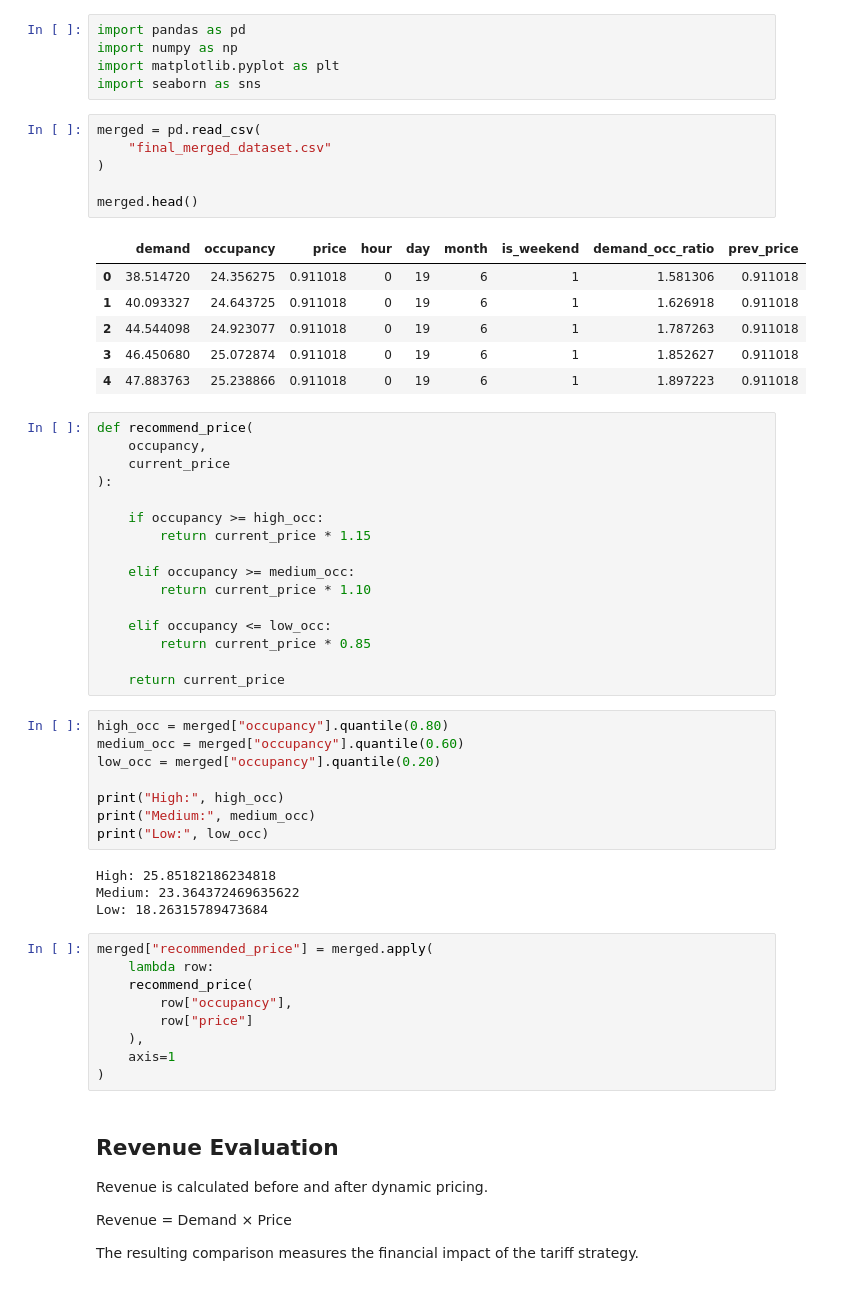
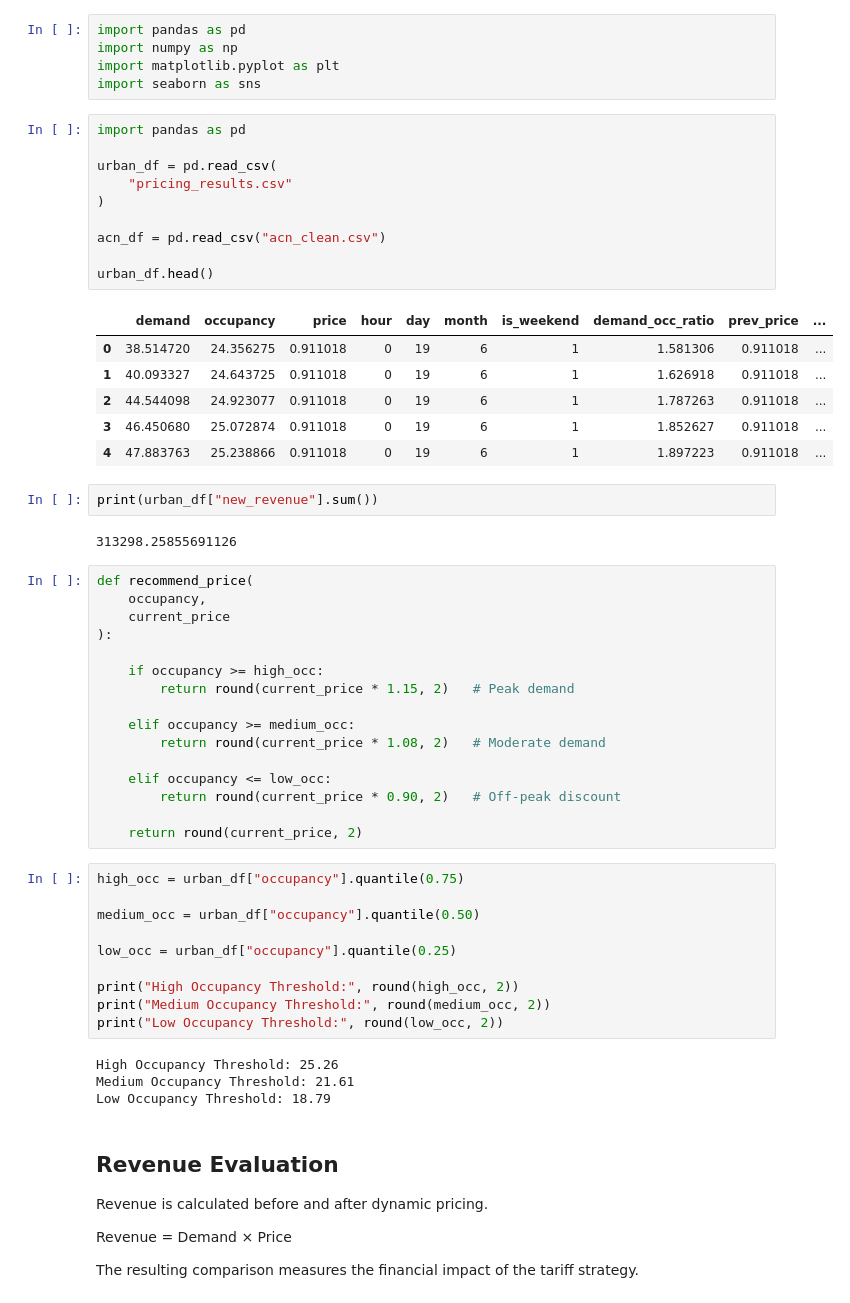
Before and after one commit to Kingdarklord15/EV_Dynamic_Pricing, a Jupyter notebook: 05_Monitoring_Learning_Agent.ipynb, the cells around one changed output. Drawn from its saved outputs; the diff is of its cells as text.

```diff
--- a/05_Monitoring_Learning_Agent.ipynb
+++ b/05_Monitoring_Learning_Agent.ipynb
@@ -12,18 +12,26 @@ import numpy as np
 import matplotlib.pyplot as plt
 import seaborn as sns
 # %%
-merged = pd.read_csv(
-    "final_merged_dataset.csv"
+import pandas as pd
+
+urban_df = pd.read_csv(
+    "pricing_results.csv"
 )
 
-merged.head()
+acn_df = pd.read_csv("acn_clean.csv")
+
+urban_df.head()
 # %% [output]
-|  | demand | occupancy | price | hour | day | month | is_weekend | demand_occ_ratio | prev_price |
-| 0 | 38.514720 | 24.356275 | 0.911018 | 0 | 19 | 6 | 1 | 1.581306 | 0.911018 |
-| 1 | 40.093327 | 24.643725 | 0.911018 | 0 | 19 | 6 | 1 | 1.626918 | 0.911018 |
-| 2 | 44.544098 | 24.923077 | 0.911018 | 0 | 19 | 6 | 1 | 1.787263 | 0.911018 |
-| 3 | 46.450680 | 25.072874 | 0.911018 | 0 | 19 | 6 | 1 | 1.852627 | 0.911018 |
-| 4 | 47.883763 | 25.238866 | 0.911018 | 0 | 19 | 6 | 1 | 1.897223 | 0.911018 |
+|  | demand | occupancy | price | hour | day | month | is_weekend | demand_occ_ratio | prev_price | ... |
+| 0 | 38.514720 | 24.356275 | 0.911018 | 0 | 19 | 6 | 1 | 1.581306 | 0.911018 | ... |
+| 1 | 40.093327 | 24.643725 | 0.911018 | 0 | 19 | 6 | 1 | 1.626918 | 0.911018 | ... |
+| 2 | 44.544098 | 24.923077 | 0.911018 | 0 | 19 | 6 | 1 | 1.787263 | 0.911018 | ... |
+| 3 | 46.450680 | 25.072874 | 0.911018 | 0 | 19 | 6 | 1 | 1.852627 | 0.911018 | ... |
+| 4 | 47.883763 | 25.238866 | 0.911018 | 0 | 19 | 6 | 1 | 1.897223 | 0.911018 | ... |
+# %%
+print(urban_df["new_revenue"].sum())
+# %% [output]
+313298.25855691126
 # %%
 def recommend_price(
     occupancy,
@@ -31,36 +39,29 @@ def recommend_price(
 ):
 
     if occupancy >= high_occ:
-        return current_price * 1.15
+        return round(current_price * 1.15, 2)   # Peak demand
 
     elif occupancy >= medium_occ:
-        return current_price * 1.10
+        return round(current_price * 1.08, 2)   # Moderate demand
 
     elif occupancy <= low_occ:
-        return current_price * 0.85
+        return round(current_price * 0.90, 2)   # Off-peak discount
 
-    return current_price
+    return round(current_price, 2)
 # %%
-high_occ = merged["occupancy"].quantile(0.80)
-medium_occ = merged["occupancy"].quantile(0.60)
-low_occ = merged["occupancy"].quantile(0.20)
+high_occ = urban_df["occupancy"].quantile(0.75)
 
-print("High:", high_occ)
-print("Medium:", medium_occ)
-print("Low:", low_occ)
+medium_occ = urban_df["occupancy"].quantile(0.50)
+
+low_occ = urban_df["occupancy"].quantile(0.25)
+
+print("High Occupancy Threshold:", round(high_occ, 2))
+print("Medium Occupancy Threshold:", round(medium_occ, 2))
+print("Low Occupancy Threshold:", round(low_occ, 2))
 # %% [output]
-High: 25.85182186234818
-Medium: 23.364372469635622
-Low: 18.26315789473684
+High Occupancy Threshold: 25.26
+Medium Occupancy Threshold: 21.61
+Low Occupancy Threshold: 18.79
-# %%
-merged["recommended_price"] = merged.apply(
-    lambda row:
-    recommend_price(
-        row["occupancy"],
-        row["price"]
-    ),
-    axis=1
-)
 # %% [markdown]
 ## Revenue Evaluation
 
```
Also changed, not shown: parts of 27 cells of this notebook, 6 other files.
